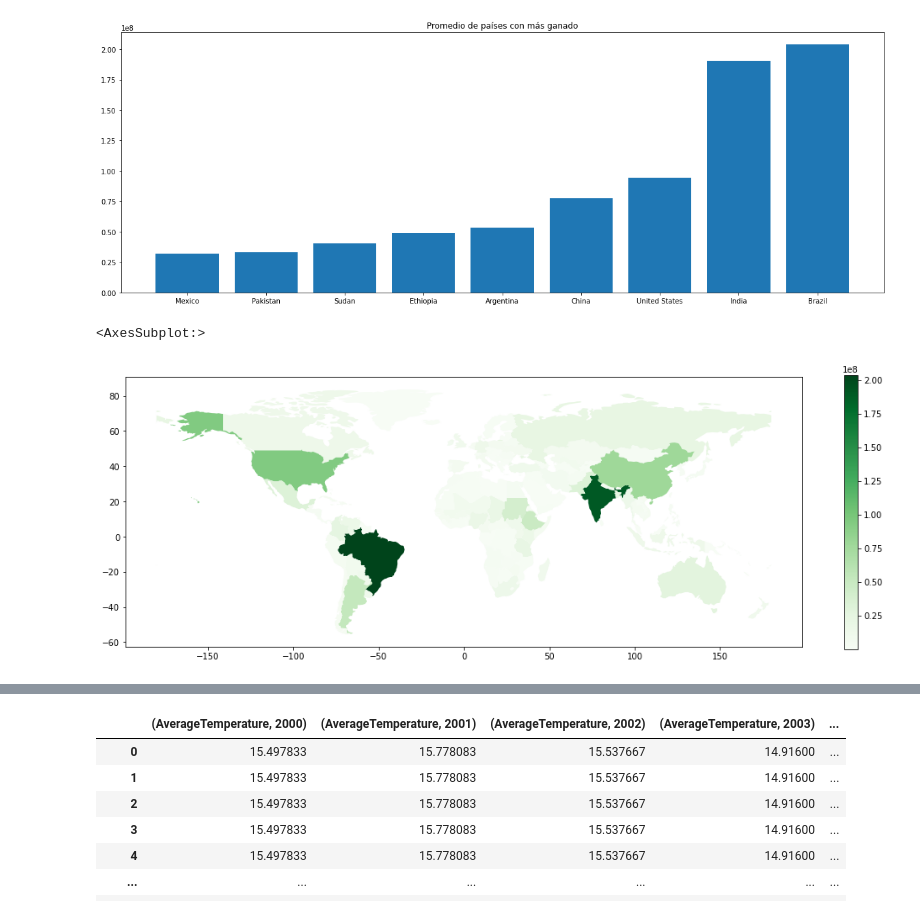
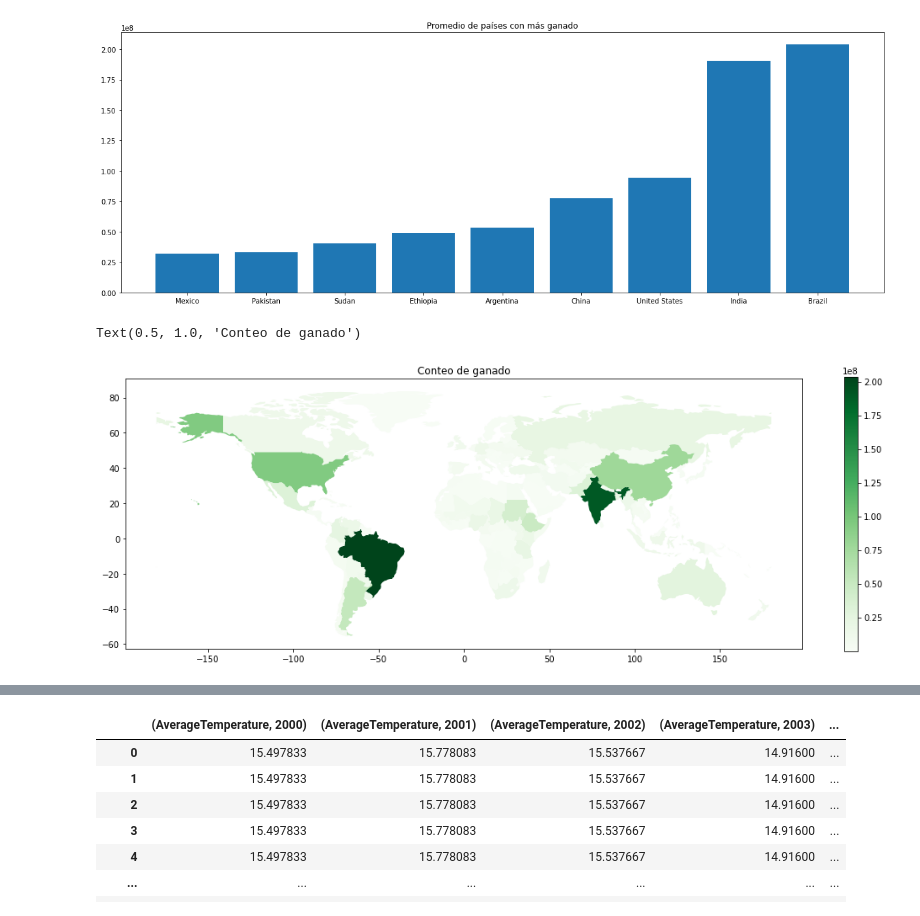
Before and after one commit to CarlotaAContreras/Proyecto-IMT2200, a Jupyter notebook: Proyecto/Data/Proyecto.ipynb, the cells around one changed output, grey strips where cells are left out. Drawn from its saved outputs; the diff is of its cells as text; code cells hidden in the pictures.

```diff
--- a/Proyecto/Data/Proyecto.ipynb
+++ b/Proyecto/Data/Proyecto.ipynb
@@ -441,9 +462,10 @@ cattle_country.drop_duplicates(inplace = True)
 # %%
 gdf_cattle_country = pd.merge(world[["iso_code", "geometry"]], cattle_country, on='iso_code')
 gdf_cattle_country.plot(figsize = (18, 6), column = 'Count', legend=True, cmap = 'Greens')
+plt.title("Conteo de ganado")
 # %% [output]
-<AxesSubplot:>
+Text(0.5, 1.0, 'Conteo de ganado')
-[figure, old version]
+[figure, new version]
 # %%
 import datetime as dt
 temp = pd.read_csv("GlobalLandTemperatures_GlobalLandTemperaturesByCountry.csv")
```
Also changed, not shown: parts of 4 cells of this notebook.
